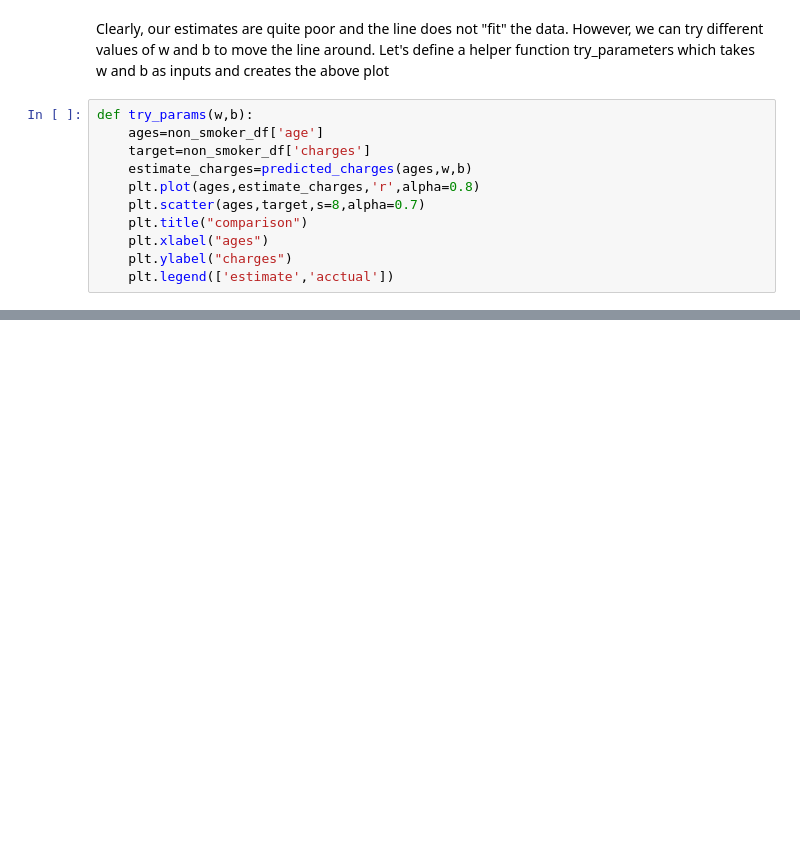
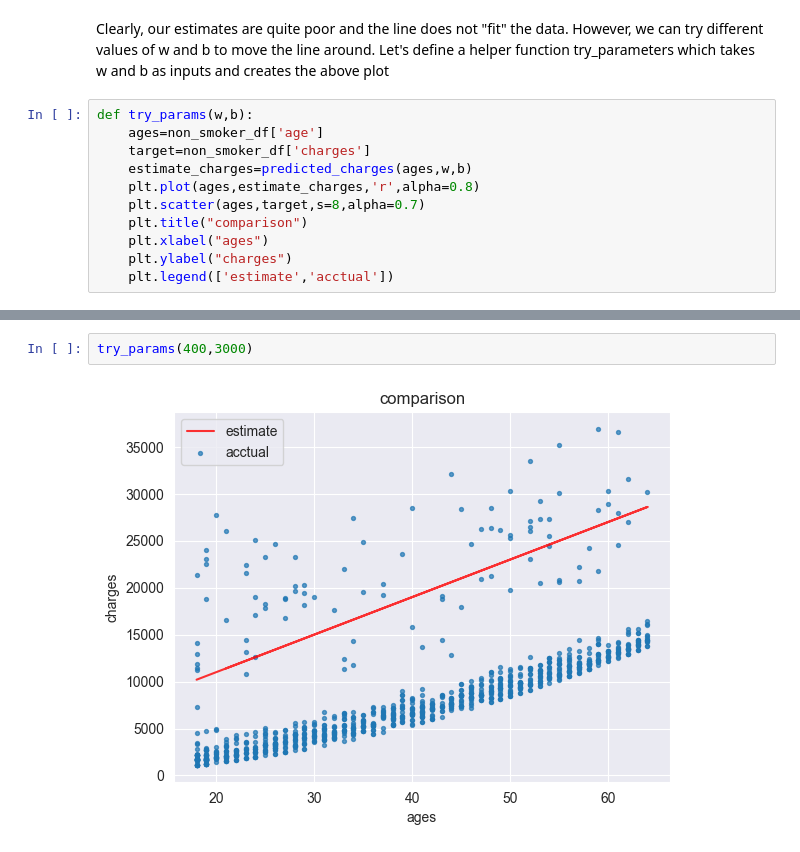
Before and after one commit to Aryan-Marathe/Machine-Learning-, a Jupyter notebook: linear_regrassion.ipynb, the cells around one changed output, grey strips where cells are left out. Saved outputs shown, nothing was run; the diff lists cells and outputs as text; blank space fills up the shorter version.

```diff
--- a/linear_regrassion.ipynb
+++ b/linear_regrassion.ipynb
@@ -349,0 +350,4 @@ NameError: name 'predicted_charges' is not defined
+# %%
+try_params(400,3000)
+# %% [output]
+[figure, added]
```
Also changed, not shown: parts of 20 cells of this notebook, 1 other file.
